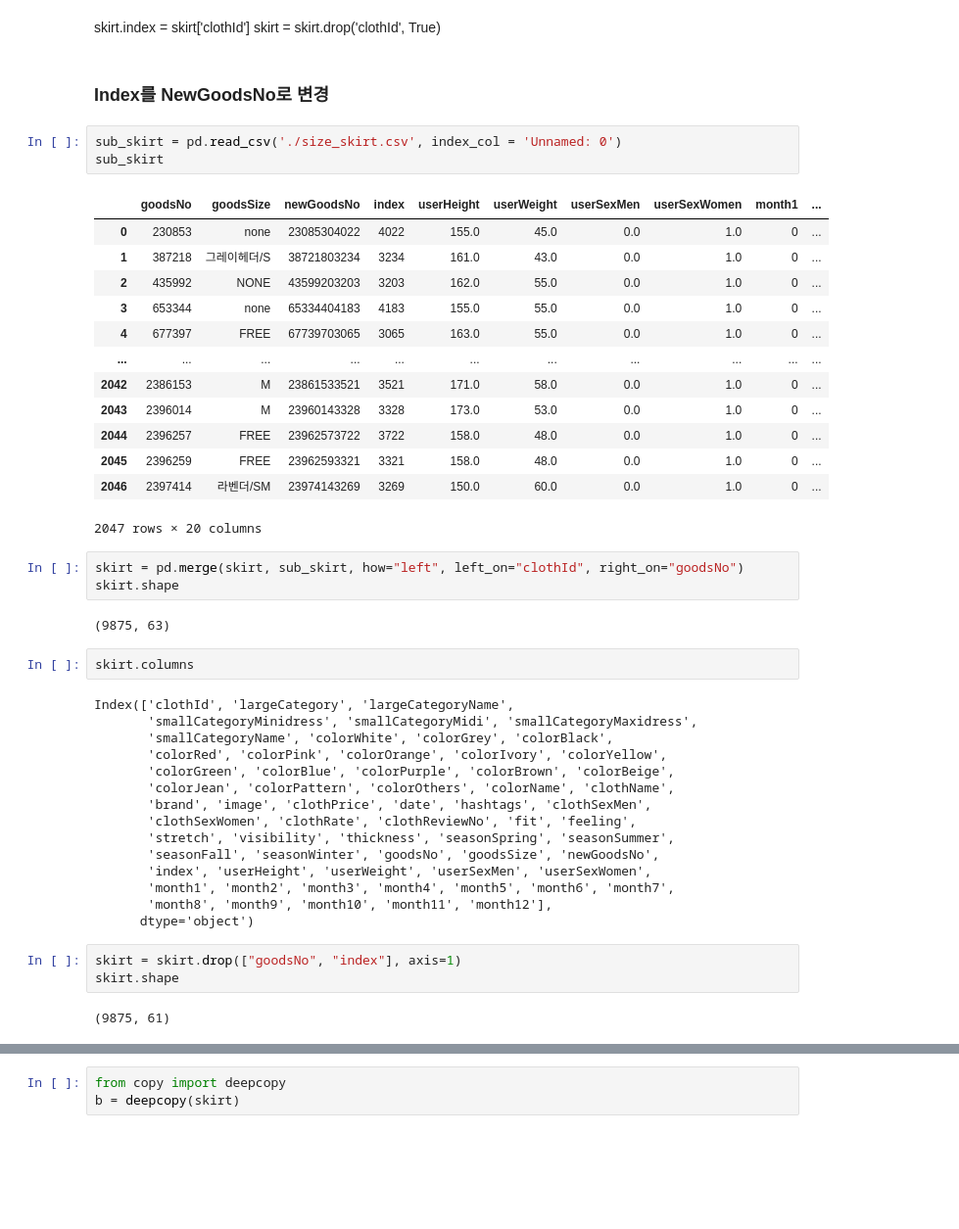
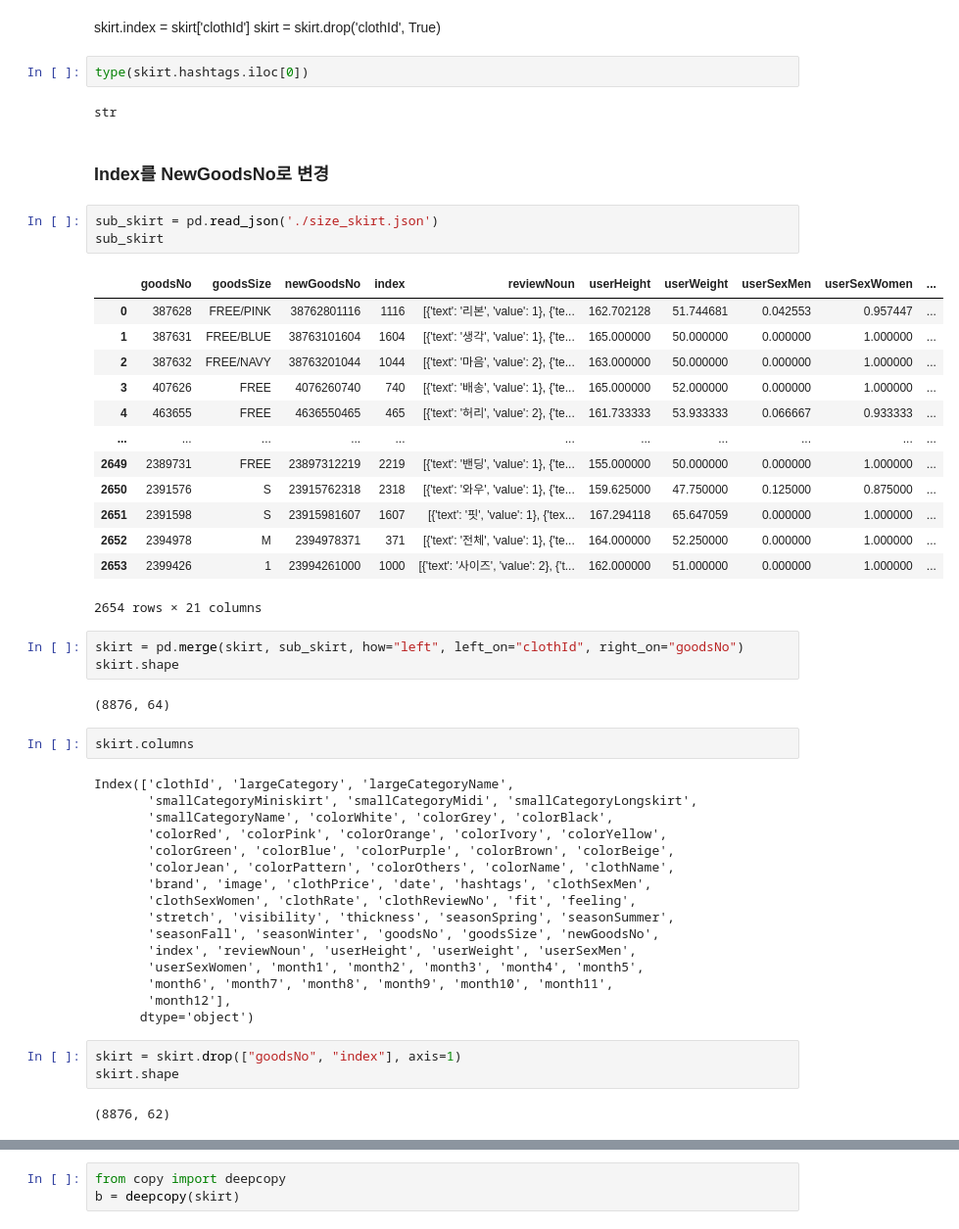
Before and after one commit to yoonjung1205/SSAFit, a Jupyter notebook: data/DataCrawling/Data/Cloth/Preprocession Cloth Data.ipynb, the cells around one changed output, grey strips where cells are left out. Shown at 98% size. Cells and saved outputs as stored; diff of their text form; blank space fills up the shorter version.

```diff
--- a/data/DataCrawling/Data/Cloth/Preprocession Cloth Data.ipynb
+++ b/data/DataCrawling/Data/Cloth/Preprocession Cloth Data.ipynb
@@ -3377,35 +3376,39 @@ Name: clothReviewNo, Length: 8022, dtype: int32
 # %% [markdown]
 skirt.index = skirt['clothId']
 skirt = skirt.drop('clothId', True)
+# %%
+type(skirt.hashtags.iloc[0])
+# %% [output]
+str
 # %% [markdown]
 ### Index를 NewGoodsNo로 변경
 # %%
-sub_skirt = pd.read_csv('./size_skirt.csv', index_col = 'Unnamed: 0')
+sub_skirt = pd.read_json('./size_skirt.json')
 sub_skirt
 # %% [output]
-|  | goodsNo | goodsSize | newGoodsNo | index | userHeight | userWeight | userSexMen | userSexWomen | month1 | ... |
-| 0 | 230853 | none | 23085304022 | 4022 | 155.0 | 45.0 | 0.0 | 1.0 | 0 | ... |
-| 1 | 387218 | 그레이헤더/S | 38721803234 | 3234 | 161.0 | 43.0 | 0.0 | 1.0 | 0 | ... |
-| 2 | 435992 | NONE | 43599203203 | 3203 | 162.0 | 55.0 | 0.0 | 1.0 | 0 | ... |
-| 3 | 653344 | none | 65334404183 | 4183 | 155.0 | 55.0 | 0.0 | 1.0 | 0 | ... |
-| 4 | 677397 | FREE | 67739703065 | 3065 | 163.0 | 55.0 | 0.0 | 1.0 | 0 | ... |
+|  | goodsNo | goodsSize | newGoodsNo | index | reviewNoun | userHeight | userWeight | userSexMen | userSexWomen | ... |
+| 0 | 387628 | FREE/PINK | 38762801116 | 1116 | [{'text': '리본', 'value': 1}, {'te... | 162.702128 | 51.744681 | 0.042553 | 0.957447 | ... |
+| 1 | 387631 | FREE/BLUE | 38763101604 | 1604 | [{'text': '생각', 'value': 1}, {'te... | 165.000000 | 50.000000 | 0.000000 | 1.000000 | ... |
+| 2 | 387632 | FREE/NAVY | 38763201044 | 1044 | [{'text': '마음', 'value': 2}, {'te... | 163.000000 | 50.000000 | 0.000000 | 1.000000 | ... |
+| 3 | 407626 | FREE | 4076260740 | 740 | [{'text': '배송', 'value': 1}, {'te... | 165.000000 | 52.000000 | 0.000000 | 1.000000 | ... |
+| 4 | 463655 | FREE | 4636550465 | 465 | [{'text': '허리', 'value': 2}, {'te... | 161.733333 | 53.933333 | 0.066667 | 0.933333 | ... |
 | ... | ... | ... | ... | ... | ... | ... | ... | ... | ... | ... |
-| 2042 | 2386153 | M | 23861533521 | 3521 | 171.0 | 58.0 | 0.0 | 1.0 | 0 | ... |
-| 2043 | 2396014 | M | 23960143328 | 3328 | 173.0 | 53.0 | 0.0 | 1.0 | 0 | ... |
-| 2044 | 2396257 | FREE | 23962573722 | 3722 | 158.0 | 48.0 | 0.0 | 1.0 | 0 | ... |
-| 2045 | 2396259 | FREE | 23962593321 | 3321 | 158.0 | 48.0 | 0.0 | 1.0 | 0 | ... |
-| 2046 | 2397414 | 라벤더/SM | 23974143269 | 3269 | 150.0 | 60.0 | 0.0 | 1.0 | 0 | ... |
+| 2649 | 2389731 | FREE | 23897312219 | 2219 | [{'text': '밴딩', 'value': 1}, {'te... | 155.000000 | 50.000000 | 0.000000 | 1.000000 | ... |
+| 2650 | 2391576 | S | 23915762318 | 2318 | [{'text': '와우', 'value': 1}, {'te... | 159.625000 | 47.750000 | 0.125000 | 0.875000 | ... |
+| 2651 | 2391598 | S | 23915981607 | 1607 | [{'text': '핏', 'value': 1}, {'tex... | 167.294118 | 65.647059 | 0.000000 | 1.000000 | ... |
+| 2652 | 2394978 | M | 2394978371 | 371 | [{'text': '전체', 'value': 1}, {'te... | 164.000000 | 52.250000 | 0.000000 | 1.000000 | ... |
+| 2653 | 2399426 | 1 | 23994261000 | 1000 | [{'text': '사이즈', 'value': 2}, {'t... | 162.000000 | 51.000000 | 0.000000 | 1.000000 | ... |
-2047 rows × 20 columns
+2654 rows × 21 columns
 # %%
 skirt = pd.merge(skirt, sub_skirt, how="left", left_on="clothId", right_on="goodsNo")
 skirt.shape
 # %% [output]
-(9875, 63)
+(8876, 64)
 # %%
 skirt.columns
 # %% [output]
 Index(['clothId', 'largeCategory', 'largeCategoryName',
-       'smallCategoryMinidress', 'smallCategoryMidi', 'smallCategoryMaxidress',
+       'smallCategoryMiniskirt', 'smallCategoryMidi', 'smallCategoryLongskirt',
        'smallCategoryName', 'colorWhite', 'colorGrey', 'colorBlack',
        'colorRed', 'colorPink', 'colorOrange', 'colorIvory', 'colorYellow',
        'colorGreen', 'colorBlue', 'colorPurple', 'colorBrown', 'colorBeige',
@@ -3414,13 +3417,14 @@ Index(['clothId', 'largeCategory', 'largeCategoryName',
        'clothSexWomen', 'clothRate', 'clothReviewNo', 'fit', 'feeling',
        'stretch', 'visibility', 'thickness', 'seasonSpring', 'seasonSummer',
        'seasonFall', 'seasonWinter', 'goodsNo', 'goodsSize', 'newGoodsNo',
-       'index', 'userHeight', 'userWeight', 'userSexMen', 'userSexWomen',
-       'month1', 'month2', 'month3', 'month4', 'month5', 'month6', 'month7',
-       'month8', 'month9', 'month10', 'month11', 'month12'],
+       'index', 'reviewNoun', 'userHeight', 'userWeight', 'userSexMen',
+       'userSexWomen', 'month1', 'month2', 'month3', 'month4', 'month5',
+       'month6', 'month7', 'month8', 'month9', 'month10', 'month11',
+       'month12'],
       dtype='object')
 # %%
 skirt = skirt.drop(["goodsNo", "index"], axis=1)
 skirt.shape
 # %% [output]
-(9875, 61)
+(8876, 62)
 # %%
```
Also changed, not shown: parts of 445 cells of this notebook, 7 other files.
